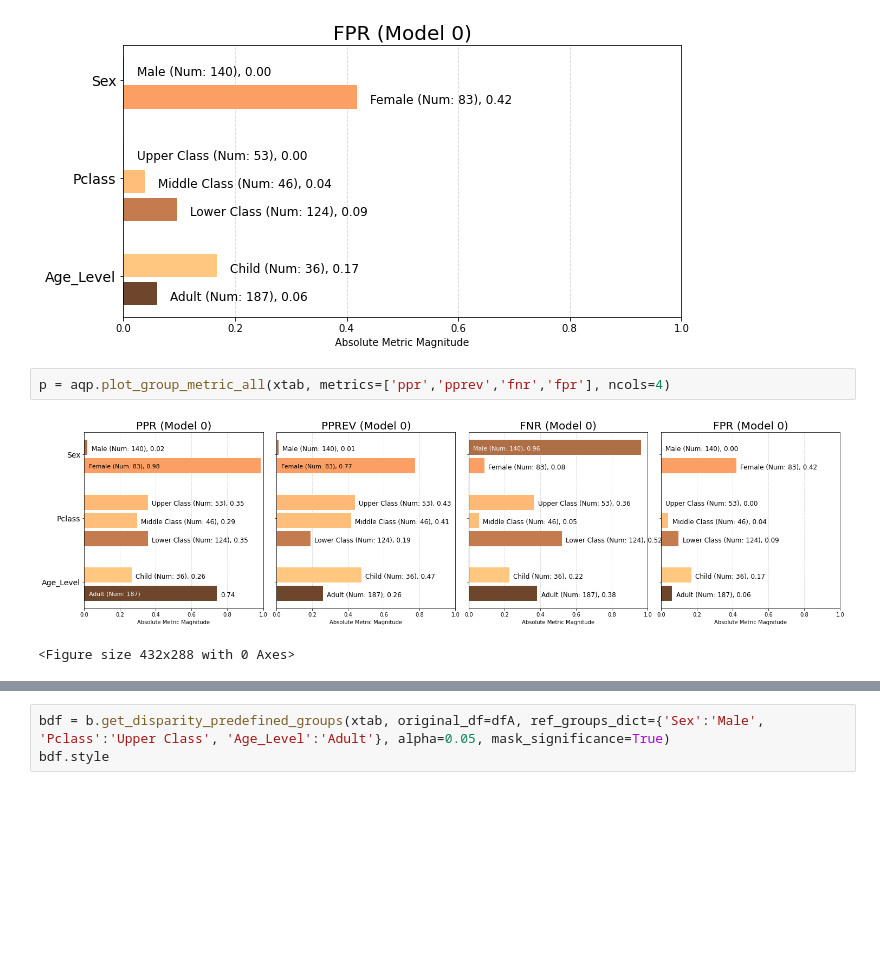
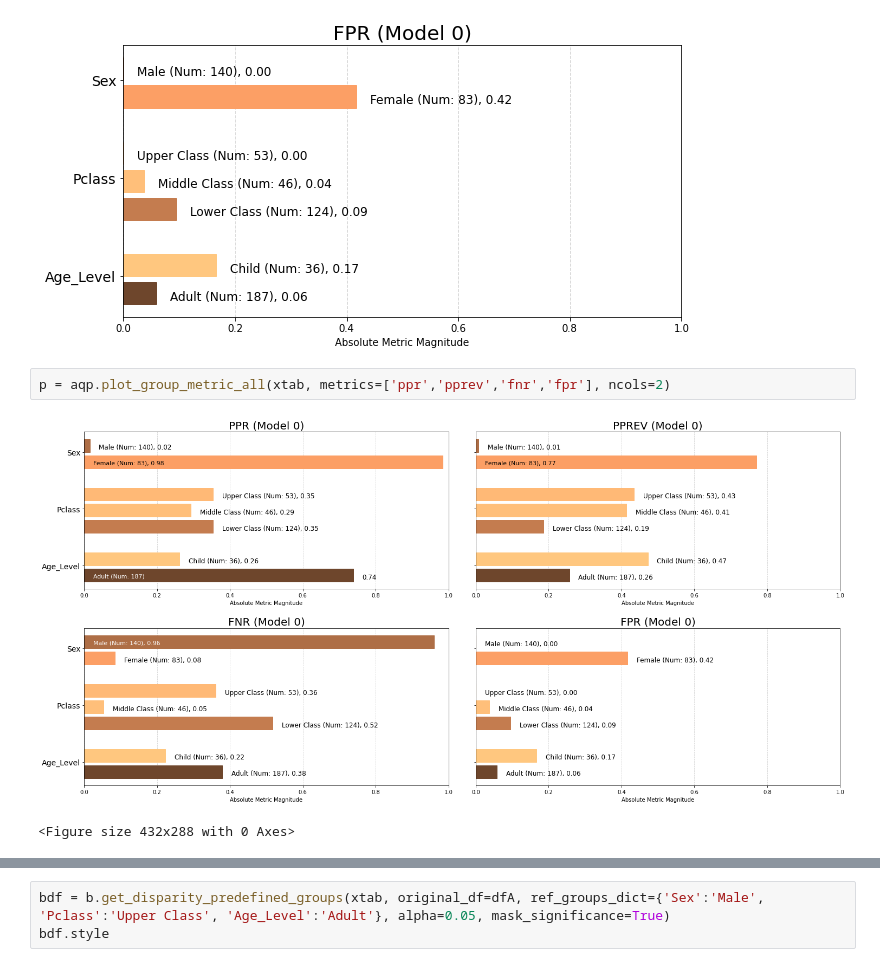
Before and after one commit to FauxGrit/Titanic-Fairness, a Jupyter notebook: Fairness_Tutorial.ipynb, the cells around one changed output, grey strips where cells are left out. Drawn from its saved outputs; the diff is of its cells as text; blank space fills up the shorter version.

```diff
--- a/Fairness_Tutorial.ipynb
+++ b/Fairness_Tutorial.ipynb
@@ -380,8 +380,8 @@ fpr = aqp.plot_group_metric(xtab, 'fpr')
 # %% [output]
 [figure]
 # %%
-p = aqp.plot_group_metric_all(xtab, metrics=['ppr','pprev','fnr','fpr'], ncols=4)
+p = aqp.plot_group_metric_all(xtab, metrics=['ppr','pprev','fnr','fpr'], ncols=2)
 # %% [output]
-[figure, old version]
+[figure, new version]
 <Figure size 432x288 with 0 Axes>
 # %%
```
Also changed, not shown: parts of 38 cells of this notebook.
